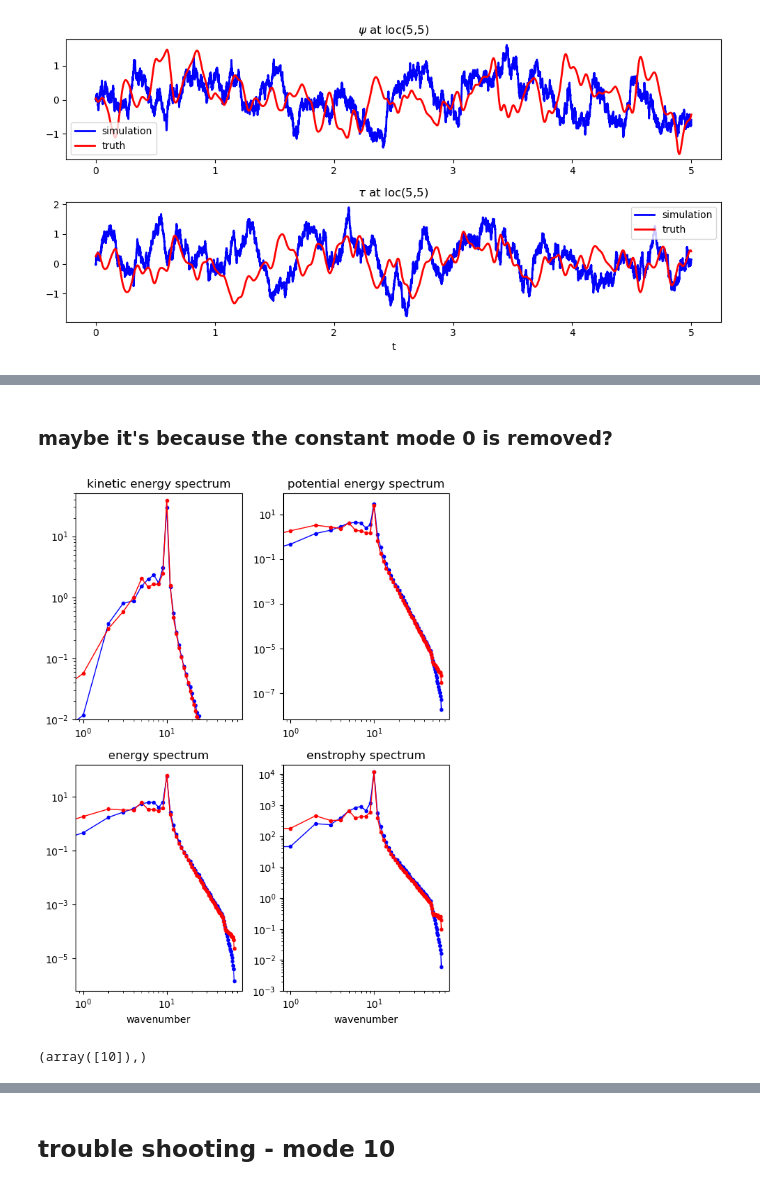
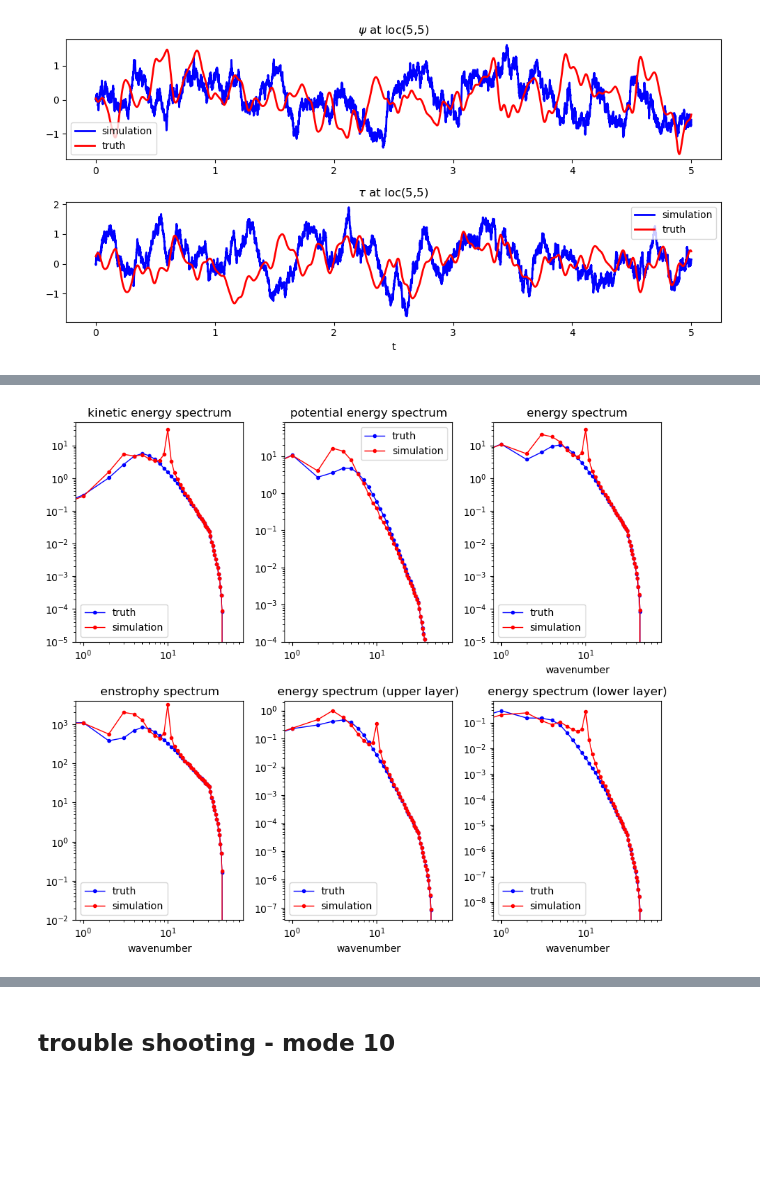
Before and after one commit to zhongruiw/LagrangianDA, a Jupyter notebook: code/LSM.ipynb, the cells around one changed output, grey strips where cells are left out. Cells and saved outputs as stored; diff of their text form; code cells hidden in the pictures; blank space fills up the shorter version.

```diff
--- a/code/LSM.ipynb
+++ b/code/LSM.ipynb
@@ -19,6 +19,7 @@ with h5py.File(data_path, 'r') as file:
     psi2_hat_t = np.transpose(file['psi_2_t'][()], axes=(2, 1, 0)) # reorder the dimensions from Python's row-major order back to MATLAB's column-major order
     dt = file['dt'][()][0,0]
     s_rate = file['s_rate'][()][0,0]
+    cut = file['cut'][()][0,0]
     params_dataset = file['params']
     topo = params_dataset['H'][()] [0,0]
     kd = params_dataset['kd'][()] [0,0]
@@ -1245,12 +452,9 @@ ou_run.files
 # %%
 # ifft to real space
 # truth
-N = ou_run['N']
-psi_k = ou_run['psi_k']
 psi_t_k = np.zeros((K,K,N), dtype='complex')
 psi_ifft = np.zeros((K,K,N))
 psi_t_ifft = np.zeros((K,K,N))
-tau_k = ou_run['tau_k']
 tau_t_k = np.zeros((K,K,N), dtype='complex')
 tau_ifft = np.zeros((K,K,N))
 tau_t_ifft = np.zeros((K,K,N))
@@ -1259,15 +463,16 @@ ky = np.fft.fftfreq(K) * K
 
 for ikx,kx_value in enumerate(kx):
     for iky,ky_value in enumerate(ky):
-        if (ky_value == 0 and ky_value==0) or abs(kx_value) >= (K//2-cut) or abs(ky_value) >= (K//2-cut):  # Skip the case where k_mag is 0 and truncation
+        if (kx_value == 0 and ky_value==0) or abs(kx_value) >= (K//2-cut) or abs(ky_value) >= (K//2-cut):  # Skip the case where k_mag is 0 and truncation
             continue
+        adj_ikx = adjust_ik(ikx,cut,K); adj_iky = adjust_ik(iky,cut,K)
         eigenmat_inv = np.linalg.inv(np.array([r1[iky,ikx,:],r2[iky,ikx,:]]).T)
-        eigenmode = eigenmat_inv @ np.array([psi1_hat_t[iky,ikx,:N],psi2_hat_t[iky,ikx,:N]])
+        eigenmode = eigenmat_inv @ np.array([psi1_hat_t[adj_iky,adj_ikx,:N],psi2_hat_t[adj_iky,adj_ikx,:N]])
         psi_t_k[iky,ikx,:] = eigenmode[0,:]
         tau_t_k[iky,ikx,:] = eigenmode[1,:] # psi_k always use 'xy' indexing
 
 # truncate Fourier modes
-cut = 16
+cut = 32
 psi_k[K//2-cut:K//2+cut+1,K//2-cut:K//2+cut+1,:] = 0
 tau_k[K//2-cut:K//2+cut+1,K//2-cut:K//2+cut+1,:] = 0
 
@@ -1363,3 +559,11 @@ array([[22.17506705+0.j,  0.04558809+0.j],
+# %%
+# load data
+file = np.load('../data/psi_k_truth_K128_beta22.npz')
+psi_t_k = file['psi_t_k']
+tau_t_k = file['tau_t_k']
+ou_run = np.load('../data/ou_run_K128_beta22.npz')
+psi_k = ou_run['psi_k']
+tau_k = ou_run['tau_k']
 # %%
 # energy spectrum
 def eigen2layer(K,cut,r1,r2,psi_k,tau_k):
@@ -1521,2 +727,0 @@ plt.show()
-# %% [markdown]
-### maybe it's because the constant mode 0 is removed?
@@ -1523,43 +851,55 @@ plt.show()
 # %%
-# spectrum of truth
-plt.figure(2, figsize=(6, 8))  # Size in inches, converted from pixels assuming 72 DPI
-plt.subplot(2, 2, 1)
+# spectrum
+plt.figure(2, figsize=(9, 8))  # Size in inches, converted from pixels assuming 72 DPI
+plt.subplot(2, 3, 1)
 plt.loglog(np.arange(0, K//2 + 1), ke, '.-b', linewidth=1, label='truth')
 plt.loglog(np.arange(0, K//2 + 1), ke_ou, '.-r', linewidth=1, label='simulation')
-plt.ylim([1e-2, 50])
+plt.ylim([1e-5, 50])
 plt.title('kinetic energy spectrum')
 plt.legend()
 # plt.xlabel('wavenumber')
-plt.subplot(2, 2, 2)
+plt.subplot(2, 3, 2)
 plt.loglog(np.arange(0, K//2 + 1), ape, '.-b', linewidth=1, label='truth')
 plt.loglog(np.arange(0, K//2 + 1), ape_ou, '.-r', linewidth=1, label='simulation')
+plt.ylim([1e-4, 80])
 plt.title('potential energy spectrum')
 plt.legend()
 # plt.xlabel('wavenumber')
 # plt.tight_layout()  # Adjust subplots to fit into the figure area.
 # plt.savefig('energy_topo10_nu2e-15_0228.png', dpi=150)  # Save the figure
 
 # Figure 2
 # plt.figure(3, figsize=(6, 4))  # Size in inches, converted from pixels assuming 72 DPI
-plt.subplot(2, 2, 3)
+plt.subplot(2, 3, 3)
 plt.loglog(np.arange(0, K//2 + 1), ene, '.-b', linewidth=1, label='truth')
 plt.loglog(np.arange(0, K//2 + 1), ene_ou, '.-r', linewidth=1, label='simulation')
 plt.title('energy spectrum')
+plt.ylim([1e-5, 50])
+plt.legend()
+plt.xlabel('wavenumber')
+plt.subplot(2, 3, 4)
+plt.loglog(np.arange(0, K//2 + 1), etp, '.-b', linewidth=1, label='truth')
+plt.loglog(np.arange(0, K//2 + 1), etp_ou, '.-r', linewidth=1, label='simulation')
+plt.ylim([1e-2, 4*1e3])
+plt.title('enstrophy spectrum')
 plt.xlabel('wavenumber')
 plt.legend()
-plt.subplot(2, 2, 4)
-plt.loglog(np.arange(0, K//2 + 1), etp, '.-b', linewidth=1, label='truth')
-plt.loglog(np.arange(0, K//2 + 1), etp_ou, '.-r', linewidth=1, label='simulation')
-plt.ylim([1e-3, 2*1e4])
-plt.title('enstrophy spectrum')
+plt.subplot(2, 3, 5)
+plt.loglog(np.arange(0, K//2 + 1), e_mode[:,0], '.-b', linewidth=1, label='truth')
+plt.loglog(np.arange(0, K//2 + 1), e_mode_ou[:,0], '.-r', linewidth=1, label='simulation')
+# plt.ylim([1e-9, 4*1e-5])
+plt.title('energy spectrum (upper layer)')
+plt.xlabel('wavenumber')
 plt.legend()
+plt.subplot(2, 3, 6)
+plt.loglog(np.arange(0, K//2 + 1), e_mode[:,1], '.-b', linewidth=1, label='truth')
+plt.loglog(np.arange(0, K//2 + 1), e_mode_ou[:,1], '.-r', linewidth=1, label='simulation')
+# plt.ylim([1e-9, 4*1e-5])
+plt.title('energy spectrum (lower layer)')
 plt.xlabel('wavenumber')
+plt.legend()
 plt.tight_layout()  # Adjust subplots to fit into the figure area.
-plt.savefig('./LSM/spectrum_eigen_K128.png', dpi=150)  # Save the figure
+plt.savefig('./LSM/spectrum_layer_K128_beta22.png', dpi=150)  # Save the figure
 plt.show()
 # %% [output]
-[figure, old version]
+[figure, new version]
-# %%
-np.where(ke_ou==np.max(ke_ou))
-# %% [output]
-(array([10]),)
```
Also changed, not shown: parts of 51 cells of this notebook, 13 other files.
